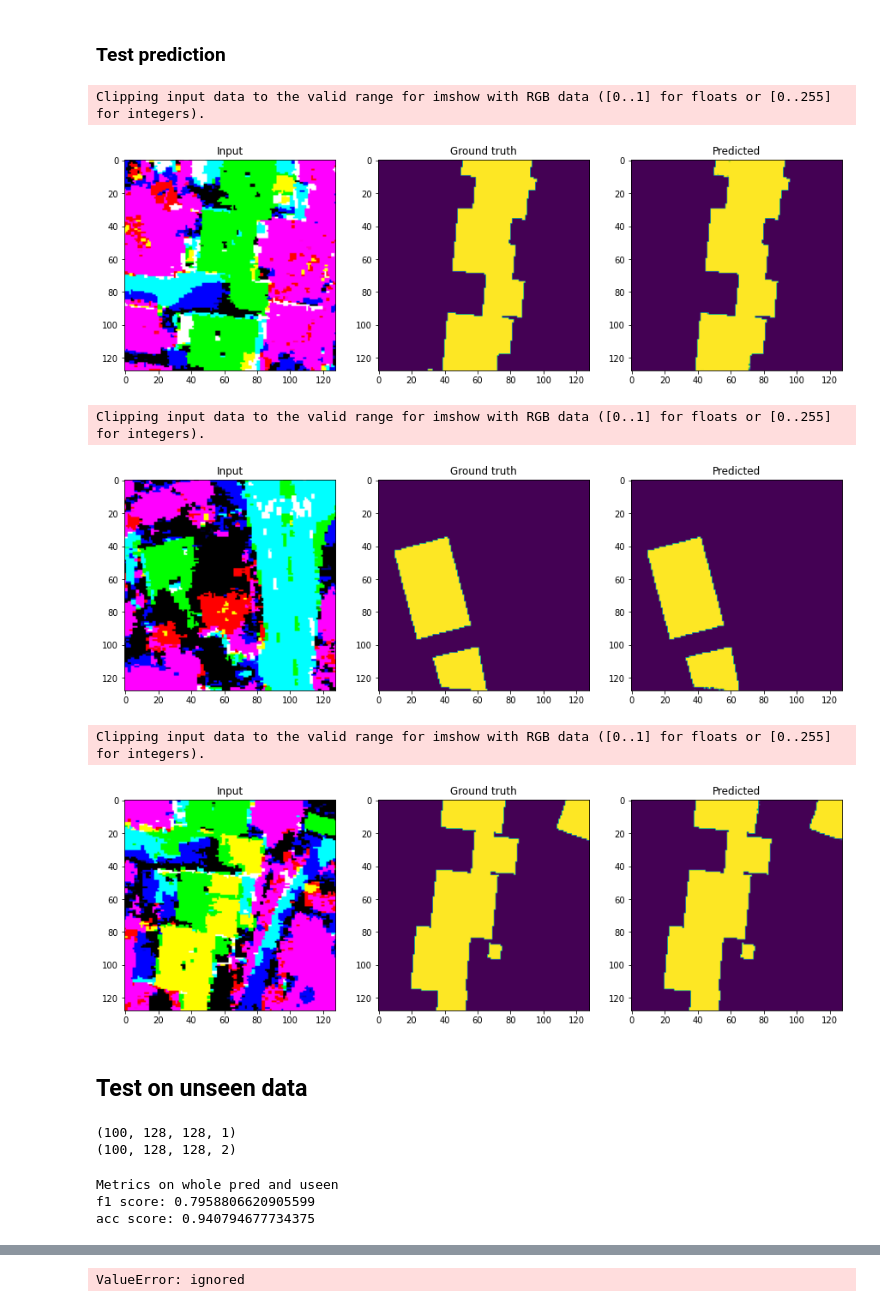
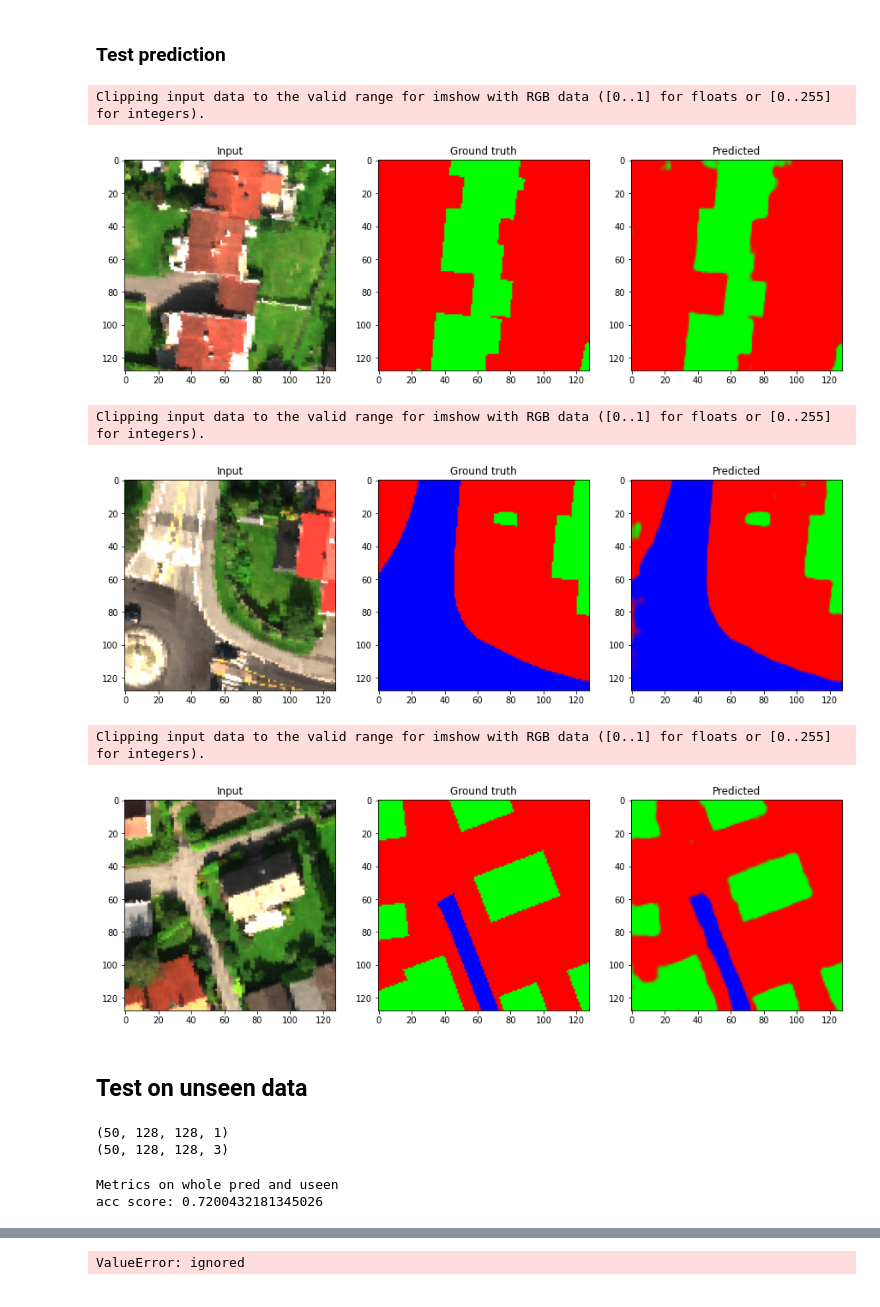
Before and after one commit to stianteien/M_DV_V2022, a Jupyter notebook: roofs_w_unet/roof_u-net.ipynb, the cells around one changed output, grey strips where cells are left out. Saved outputs shown, nothing was run; the diff lists cells and outputs as text; code cells hidden in the pictures.

Commit message:
added road and trained on 3 classes

```diff
--- a/roofs_w_unet/roof_u-net.ipynb
+++ b/roofs_w_unet/roof_u-net.ipynb
@@ -36,9 +36,11 @@ y = np.load("data/u_net_roofs/y_data.npy")
 n,r1,c1,d = y.shape
 # Adds a new dimension of layer too have two class problem.
 yy = np.append(y, np.zeros((n, r1, c1,d)), axis=3)
-yy[yy >= 0.001] = 1
+for i in range(int(y.max()-1)):
+  yy = np.append(yy, np.zeros((n, r1, c1,d)), axis=3)
+#yy[yy >= 0.001] = 1
 yy1 = yy.copy()
-yy1[:,:,:,0] = 0
+yy1[:,:,:,0] = 0 # reset map
 for i in range(n):
   values = yy[i,:,:,0]
   for r in range(r1):
@@ -55,4 +57,5 @@ print(yy1.shape)
 # %%
-X = X[:200]
-yy1 = yy1[:200]
-X.shape
+#X = X[:200]
+#yy1 = yy1[:200]
+#X.shape
+X = X/100
@@ -172,15 +173,15 @@ Clipping input data to the valid range for imshow with RGB data ([0..1] for floa
 # %% [markdown]
 ### Set up u net
 # %%
-input_img = Input(shape=(128,128,6))
-uu = get_unet(input_img, n_classes=2)
+input_img = Input(shape=(128,128,177))
+uu = get_unet(input_img, n_classes=3)
 
 uu.compile(optimizer=Adam(learning_rate=0.005),
-                 loss='binary_crossentropy',
+                 loss='categorical_crossentropy',
                  metrics=['accuracy'])
 # %%
 h = uu.fit(X_train, y_train,
            validation_data=(X_test,y_test),
            batch_size=20,
-           epochs=500)
+           epochs=200)
 # %% [output]
@@ -212,38 +213,42 @@ plt.grid()
 # %%
 for _ in range(3):
   x = np.random.randint(X_test.shape[0])
   fig, (ax1, ax2, ax3) = plt.subplots(nrows=1,ncols=3, figsize = (15,15))
-  #ax1.imshow(np.dstack((X_test[x:x+1][0][:,:,76],
-  #                      X_test[x:x+1][0][:,:,46],
-  #                      X_test[x:x+1][0][:,:,21])))
-  ax1.imshow(X_test[x:x+1][0][:,:,0:3])
+  ax1.imshow(np.dstack((X_test[x:x+1][0][:,:,76],
+                        X_test[x:x+1][0][:,:,46],
+                        X_test[x:x+1][0][:,:,21])))
+  # PCA ax1.imshow(X_test[x:x+1][0][:,:,0:3])
   ax1.set_title("Input")
-  ax2.imshow(y_test[x:x+1][0][:,:,1])
+  ax2.imshow(y_test[x:x+1][0])
   ax2.set_title("Ground truth")
-  pred = uu.predict(X_test[x:x+1])[0][:,:,1]
+  pred = uu.predict(X_test[x:x+1])[0]
   ax3.imshow(pred)
   ax3.set_title("Predicted")
   plt.show()
 # %% [output]
 Clipping input data to the valid range for imshow with RGB data ([0..1] for floats or [0..255] for integers).
-[figure, old version]
+[figure, new version]
 Clipping input data to the valid range for imshow with RGB data ([0..1] for floats or [0..255] for integers).
-[figure, old version]
+[figure, new version]
 Clipping input data to the valid range for imshow with RGB data ([0..1] for floats or [0..255] for integers).
-[figure, old version]
+[figure, new version]
 # %% [markdown]
 ## Test on unseen data
 # %%
 X_unseen = np.load("data/u_net_roofs/X_data_unseen.npy")
 y_unseen = np.load("data/u_net_roofs/y_data_unseen.npy")
+
+y_unseen[y_unseen==3.0] = 1
 
 # Adds a new dimension of layer too have two class problem.
 n,r1,c1,d = y_unseen.shape
 # Adds a new dimension of layer too have two class problem.
 yy = np.append(y_unseen, np.zeros((n, r1, c1,d)), axis=3)
-yy[yy >= 0.001] = 1
+for i in range(int(y_unseen.max()-1)):
+  yy = np.append(yy, np.zeros((n, r1, c1,d)), axis=3)
+#yy[yy >= 0.001] = 1
 yy1 = yy.copy()
-yy1[:,:,:,0] = 0
+yy1[:,:,:,0] = 0 # reset map
 for i in range(n):
   values = yy[i,:,:,0]
   for r in range(r1):
@@ -255,5 +260,5 @@ for i in range(n):
 print(y_unseen.shape)
 print(yy1.shape)
 # %% [output]
-(100, 128, 128, 1)
-(100, 128, 128, 2)
+(50, 128, 128, 1)
+(50, 128, 128, 3)
@@ -262,11 +271,10 @@ pred = uu.predict(X_unseen)
 # %%
 print("Metrics on whole pred and useen")
-print(f"f1 score: {f1_score(yy1.argmax(axis=3).flatten(), pred.argmax(axis=3).flatten())}")
-print(f"acc score: {accuracy_score(yy1.argmax(axis=3).flatten(), pred.argmax(axis=3).flatten())}")
+#print(f"f1 score: {f1_score(yy1.argmax(axis=3).flatten(), pred.argmax(axis=3).flatten())}")
+print(f"acc score: {balanced_accuracy_score(yy1.argmax(axis=3).flatten(), pred.argmax(axis=3).flatten())}")
 # %% [output]
 Metrics on whole pred and useen
-f1 score: 0.7958806620905599
-acc score: 0.940794677734375
+acc score: 0.7200432181345026
 # %%
 for _ in range(3):
   x = np.random.randint(pred.shape[0])
```
Also changed, not shown: parts of 10 cells of this notebook.
